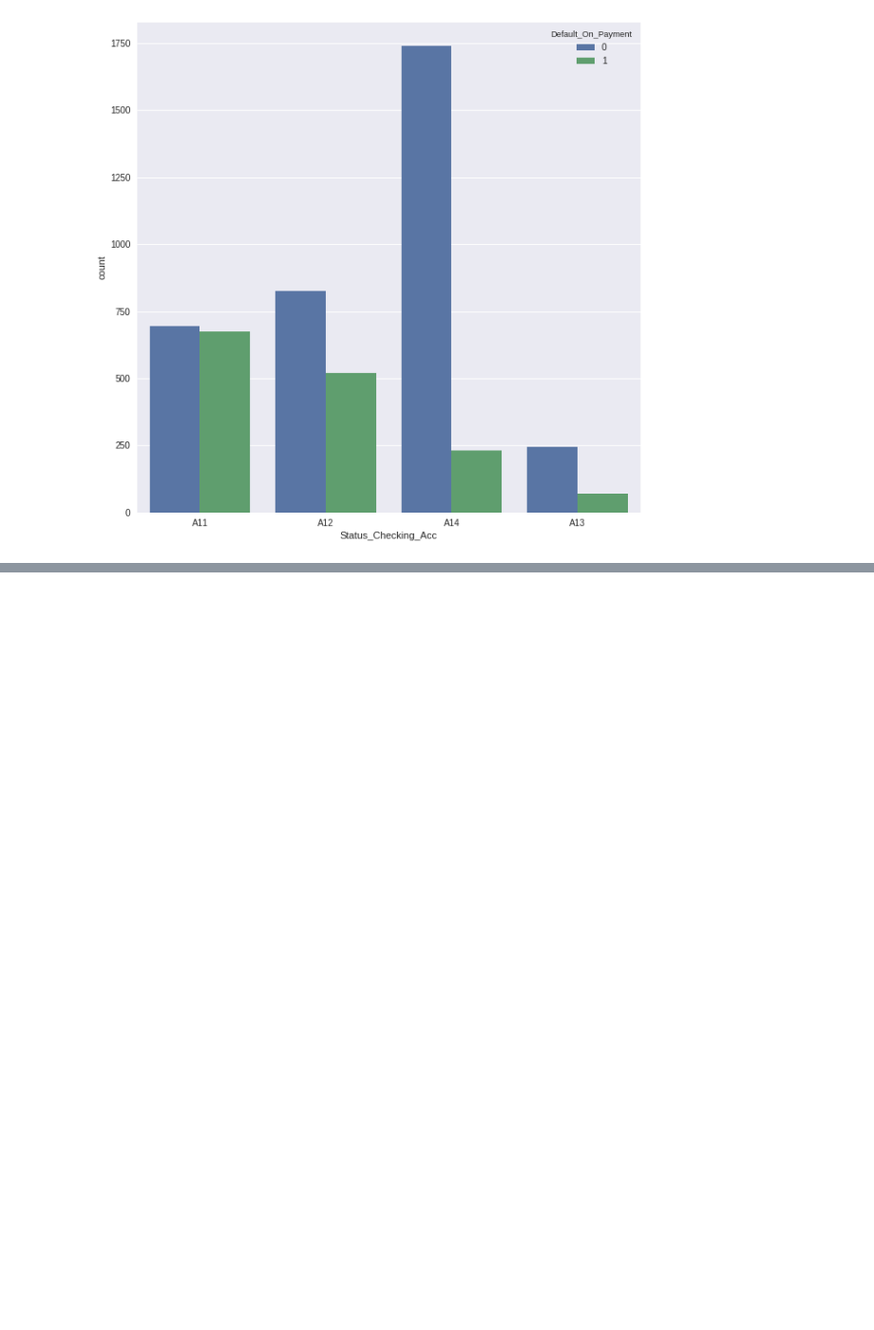
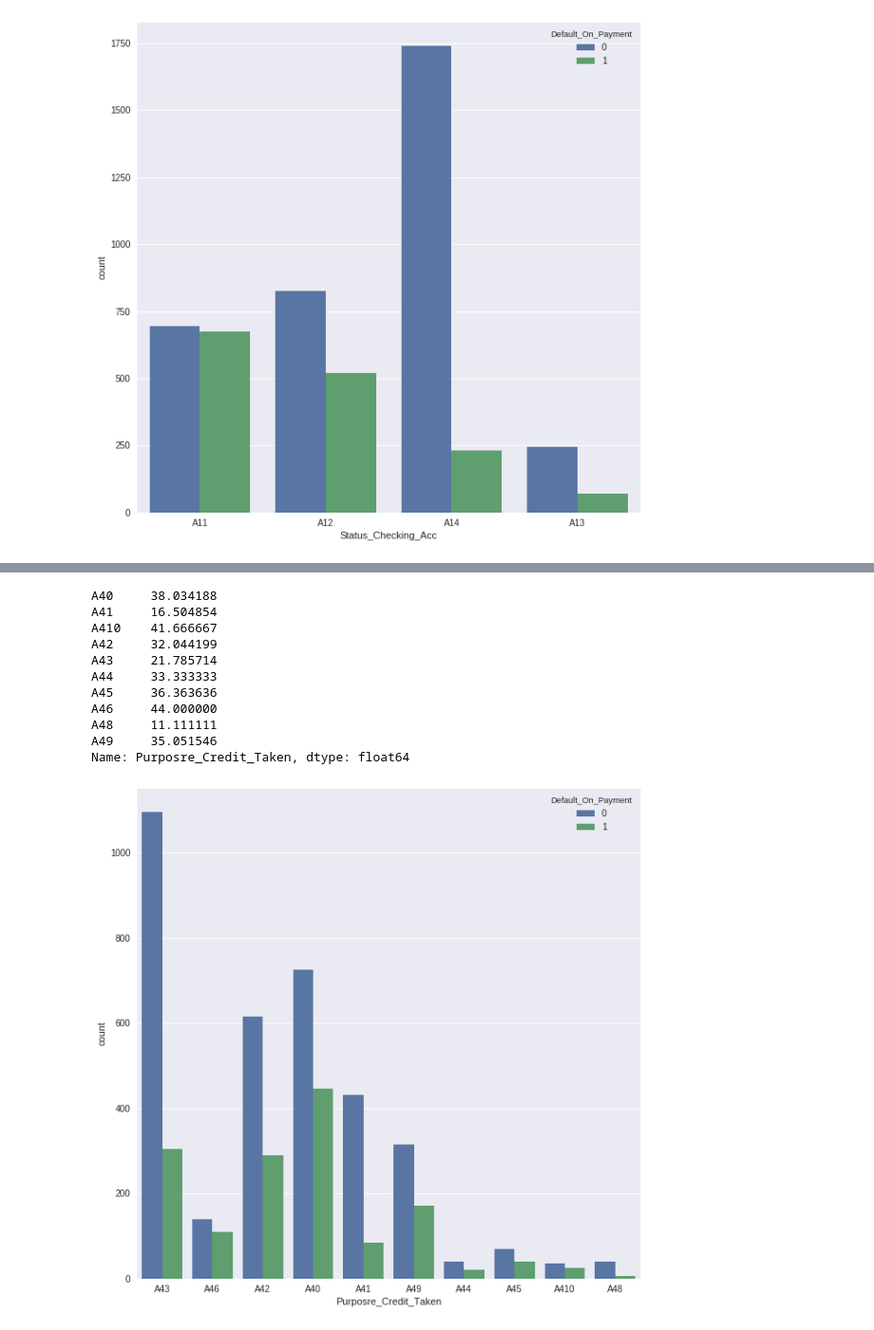
Before and after one commit to dwivediagam/Defaulter, a Jupyter notebook: index.ipynb, the cells around one changed output, grey strips where cells are left out. Shown at 95% size. Cells and saved outputs as stored; diff of their text form; code cells hidden in the pictures; blank space fills up the shorter version.

```diff
--- a/index.ipynb
+++ b/index.ipynb
@@ -130 +135,23 @@ Name: Status_Checking_Acc, dtype: float64
+# %%
+#Default Rate based on Purpose Credit Taken
+
+fig, ax = plt.subplots(figsize=(10,10))
+sns.countplot(x=df['Purposre_Credit_Taken'], hue=df['Default_On_Payment'], data=df,ax=ax)
+plt.savefig(my_path+'/plots/Purpose Credit Taken Default Rate.png')
+k = df[df['Default_On_Payment']==1]['Purposre_Credit_Taken'].value_counts()
+k_not = df[df['Default_On_Payment']==0]['Purposre_Credit_Taken'].value_counts()
+print(k/(k+k_not)*100)
+# %% [output]
+A40     38.034188
+A41     16.504854
+A410    41.666667
+A42     32.044199
+A43     21.785714
+A44     33.333333
+A45     36.363636
+A46     44.000000
+A48     11.111111
+A49     35.051546
+Name: Purposre_Credit_Taken, dtype: float64
+[figure, added]
 # %%
```
Also changed, not shown: parts of 31 cells of this notebook, 22 other files.
